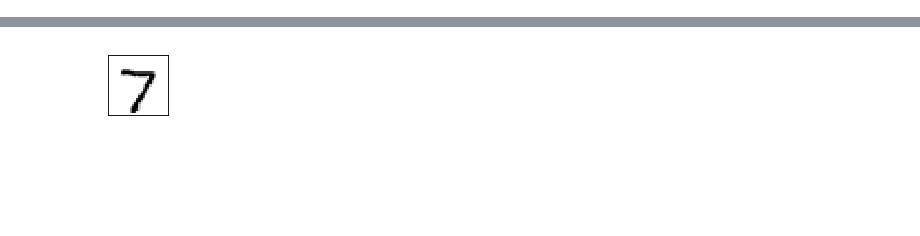
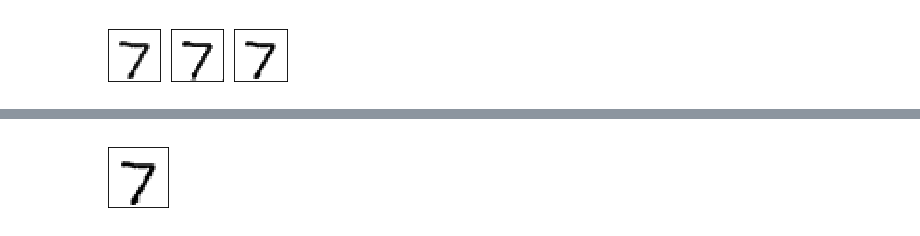
Before and after one commit to mgorshkov/NNHomeworks, a Jupyter notebook: Homework5/mnist_ae_conv.ipynb, the cells around one changed output, grey strips where cells are left out. Cells and saved outputs as stored; diff of their text form; code cells hidden in the pictures; blank space fills up the shorter version.

```diff
--- a/Homework5/mnist_ae_conv.ipynb
+++ b/Homework5/mnist_ae_conv.ipynb
@@ -164,0 +223,29 @@ test_log = {k: [] for k in ae_models}
+# %%
+def ae_test(models, loader, log=None):
+    test_size = len(loader.sampler)
+    avg_lambda = lambda l: 'Loss: {:.4f}'.format(l)
+    line = lambda i, l: '{}: '.format(i) + avg_lambda(l)
+
+    test_loss = {k: 0. for k in models}
+    with torch.no_grad():
+        for image, _ in loader:
+            output = {k: m(image) for k, m in models.items()}
+            for k, m in models.items():
+                test_loss[k] += m.loss(output[k], image, reduction='sum').item() # sum up batch loss
+    for k in models:
+        test_loss[k] /= test_size
+    lines = '\n'.join([line(k, test_loss[k]) for k in models]) + '\n'
+    report = 'Test set:\n' + lines
+    if log is not None:
+        for k in models:
+            log[k].append((test_loss[k], None))
+    print(report)
+# %%
+def ae_run_models(models, n_epochs):
+    for epoch in range(1, n_epochs+1):
+        for model in models.values():
+            model.train()
+        ae_train(epoch, models, train_log)
+        for model in models.values():
+            model.eval()
+        ae_test(models, valid_loader, test_log)
@@ -164,0 +276,13 @@ test_log = {k: [] for k in ae_models}
+# %%
+data, _ = next(iter(test_loader))
+data = torch.unsqueeze(data[0], 0) # первая картинка из батча
+#print ('data=',data)
+images = []
+for model in ae_models.values():
+    image = model(data)
+    #print ('image=',image)
+    images.append(image)
+to_plot = torch.cat(images, dim=0).data.numpy()
+plot_mnist(to_plot, (1, 10))
+# %% [output]
+[figure, added]
```
Also changed, not shown: parts of 21 cells of this notebook.
